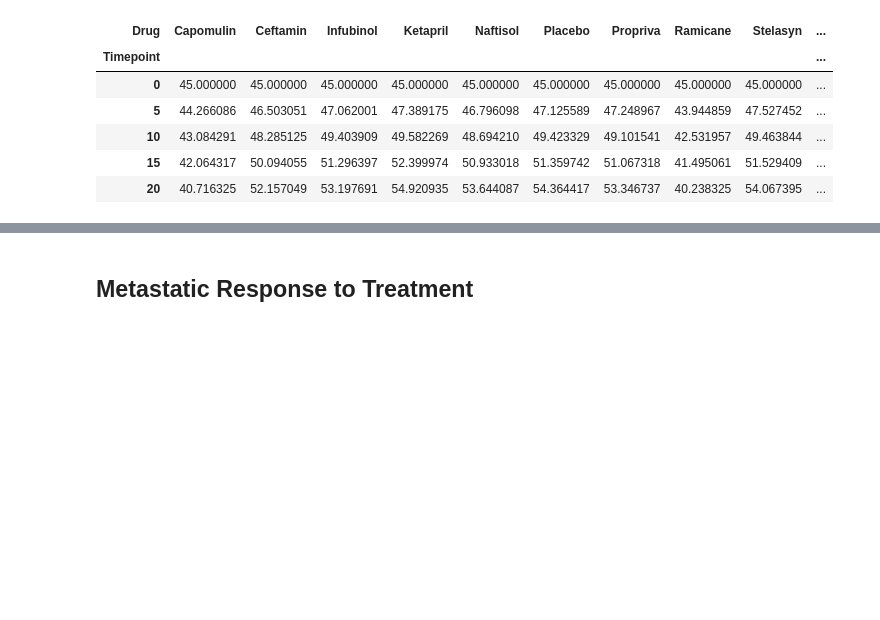
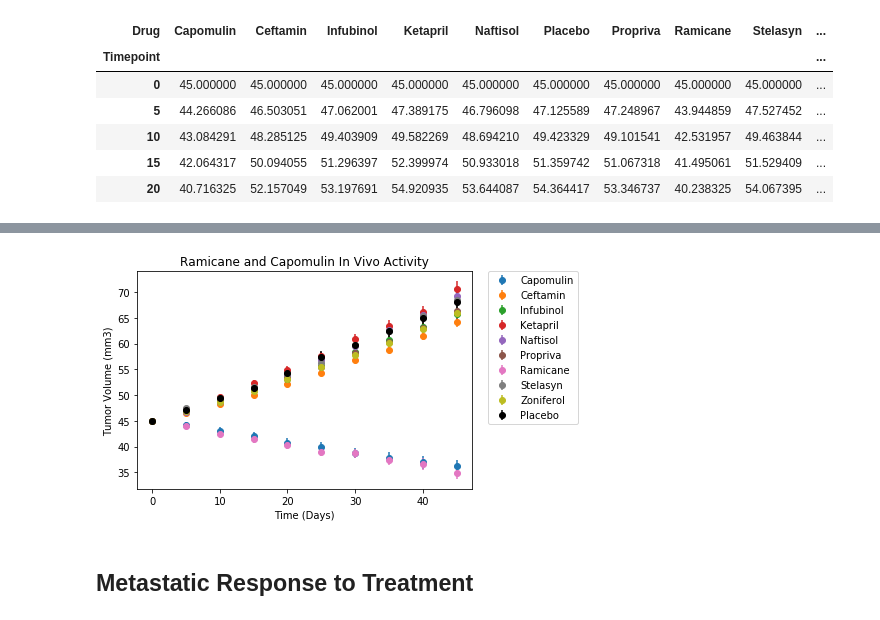
Before and after one commit to catherinegomes/matplotlib-challenge, a Jupyter notebook: Pymaceuticals/pymaceuticals_starter.ipynb, the cells around one changed output, grey strips where cells are left out. Cells and saved outputs as stored; diff of their text form; code cells hidden in the pictures; blank space fills up the shorter version.

Commit message:
Added scatter plot Tumor Response to Treatment

```diff
--- a/Pymaceuticals/pymaceuticals_starter.ipynb
+++ b/Pymaceuticals/pymaceuticals_starter.ipynb
@@ -51,10 +56,22 @@ tum_mean_df.head()
 # Store the Standard Error of Tumor Volumes Grouped by Drug and Timepoint
 tumor_se = df.groupby(['Drug','Timepoint'])["Tumor Volume (mm3)"].sem()
 
+# Create list for reference in Tumor Response
+cap_se = list(tumor_se['Capomulin'])
+cef_se = list(tumor_se['Ceftamin'])
+inf_se = list(tumor_se['Infubinol'])
+ket_se = list(tumor_se['Ketapril'])
+naf_se = list(tumor_se['Naftisol'])
+pro_se = list(tumor_se['Propriva'])
+ram_se = list(tumor_se['Ramicane'])
+ste_se = list(tumor_se['Stelasyn'])
+zon_se = list(tumor_se['Zoniferol'])
+pla_se = list(tumor_se['Placebo'])
+
 # Convert to DataFrame
 tum_se_df= pd.DataFrame({"Tumor Volume (mm3)":tumor_se}).reset_index()
 
-# Preview DataFrame
+# # Preview DataFrame
 tum_se_df.head()
 # %% [output]
 |  | Drug | Timepoint | Tumor Volume (mm3) |
@@ -89,3 +97,27 @@ plt.show()
+# %%
+# Generate the Plot (with Error Bars)
+x = [0,  5, 10, 15, 20, 25, 30, 35, 40, 45]
+
+plt.errorbar(x,y='Capomulin',data=by_drug, yerr=cap_se, fmt='o', label='Capomulin')
+plt.errorbar(x,y='Ceftamin',data=by_drug, yerr=cef_se, fmt='o', label='Ceftamin')
+plt.errorbar(x,y='Infubinol',data=by_drug, yerr=inf_se, fmt='o', label='Infubinol')
+plt.errorbar(x,y='Ketapril',data=by_drug, yerr=ket_se, fmt='o', label='Ketapril')
+plt.errorbar(x,y='Naftisol',data=by_drug, yerr=naf_se, fmt='o', label='Naftisol')
+plt.errorbar(x,y='Propriva',data=by_drug, yerr=pro_se, fmt='o', label='Propriva')
+plt.errorbar(x,y='Ramicane',data=by_drug, yerr=ram_se, fmt='o', label='Ramicane')
+plt.errorbar(x,y='Stelasyn',data=by_drug, yerr=ste_se, fmt='o', label='Stelasyn')
+plt.errorbar(x,y='Zoniferol',data=by_drug, yerr=zon_se, fmt='o', label='Zoniferol')
+plt.errorbar(x,y='Placebo',data=by_drug, yerr=pla_se, fmt='o', label='Placebo', color= '000000')
+
+plt.title('Ramicane and Capomulin In Vivo Activity')
+plt.xlabel('Time (Days)')
+plt.ylabel('Tumor Volume (mm3)')
+plt.legend(bbox_to_anchor=(1.05, 1), loc='upper left', borderaxespad=0.)
+
+# Save the Figure & Show the Figure
+plt.savefig('tumor_response_to_treatment.png')
+# %% [output]
+[figure, added]
 # %% [markdown]
 ## Metastatic Response to Treatment
 # %%
```
Also changed, not shown: parts of 9 cells of this notebook, 2 other files.
